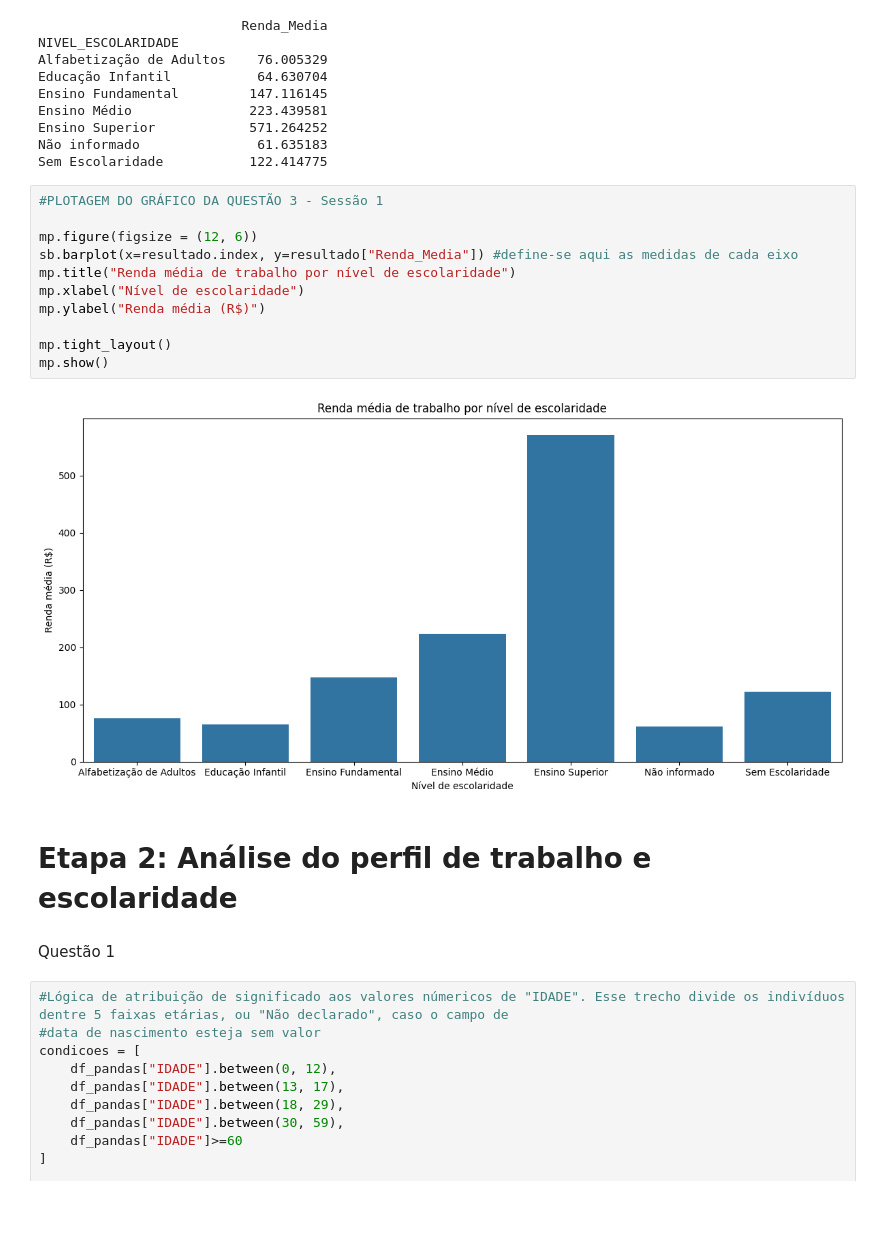
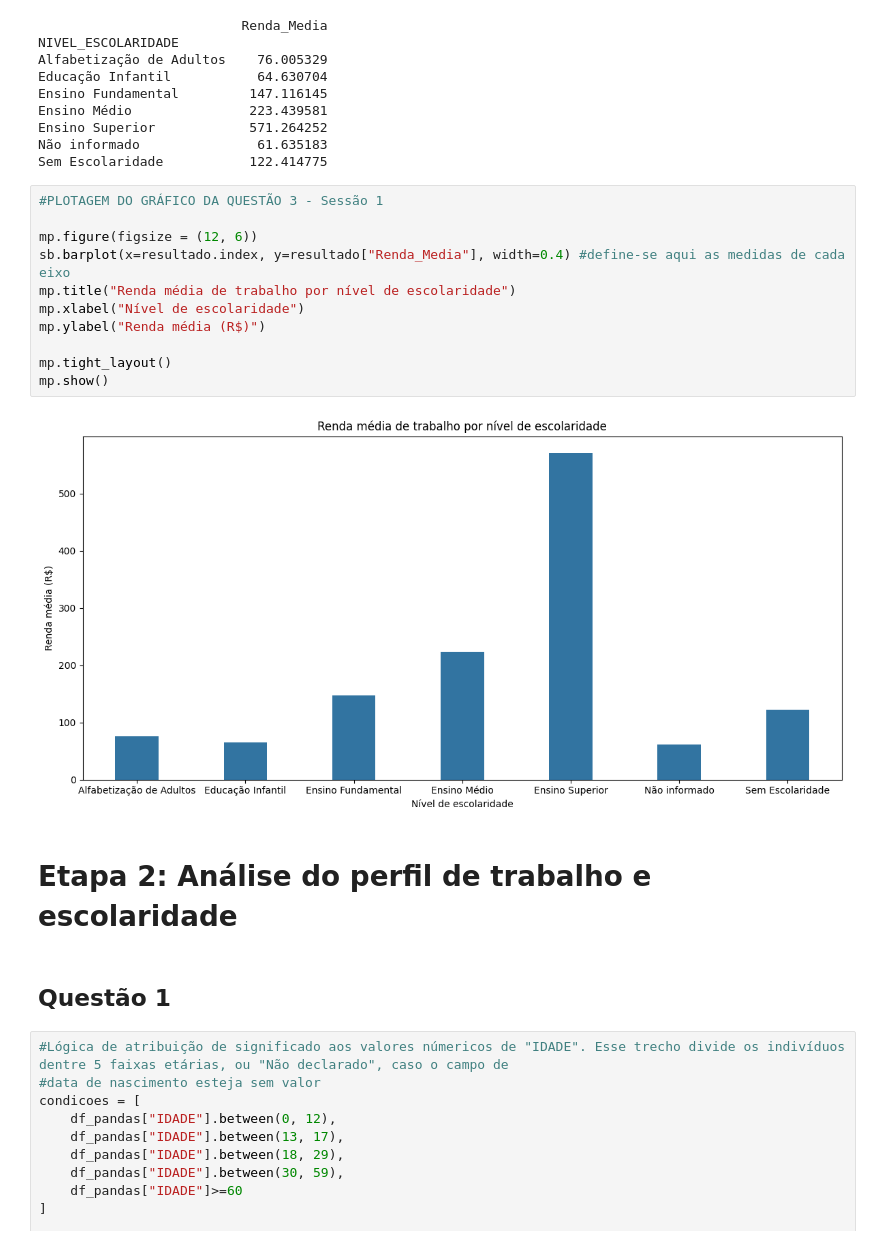
Before and after one commit to Tiago19M/Analise-de-dados, a Jupyter notebook: analiseCadUnico.ipynb, the cells around one changed output. Drawn from its saved outputs; the diff is of its cells as text; blank space fills up the shorter version.

```diff
--- a/analiseCadUnico.ipynb
+++ b/analiseCadUnico.ipynb
@@ -404,20 +431,20 @@ Sem Escolaridade           122.414775
 # %%
 #PLOTAGEM DO GRÁFICO DA QUESTÃO 3 - Sessão 1
 
 mp.figure(figsize = (12, 6))
-sb.barplot(x=resultado.index, y=resultado["Renda_Media"]) #define-se aqui as medidas de cada eixo
+sb.barplot(x=resultado.index, y=resultado["Renda_Media"], width=0.4) #define-se aqui as medidas de cada eixo
 mp.title("Renda média de trabalho por nível de escolaridade")
 mp.xlabel("Nível de escolaridade")
 mp.ylabel("Renda média (R$)")
 
 mp.tight_layout()
 mp.show()
 # %% [output]
-[figure, old version]
+[figure, new version]
 # %% [markdown]
 # Etapa 2: Análise do perfil de trabalho e escolaridade
-# %% [markdown]
-Questão 1
+# %% [markdown]
+## Questão 1
 # %%
 #Lógica de atribuição de significado aos valores númericos de "IDADE". Esse trecho divide os indivíduos dentre 5 faixas etárias, ou "Não declarado", caso o campo de
 #data de nascimento esteja sem valor
```
Also changed, not shown: parts of 40 cells of this notebook.
